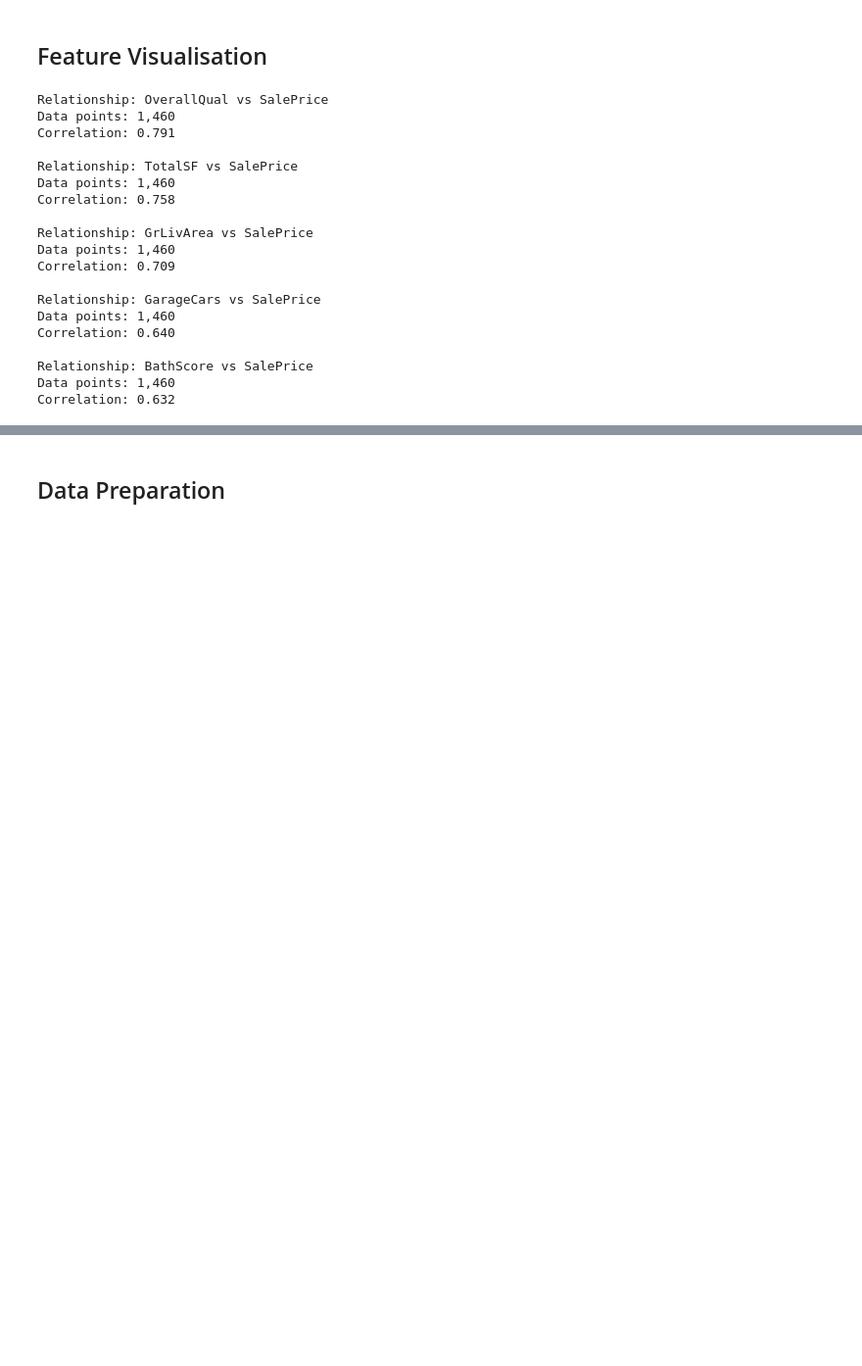
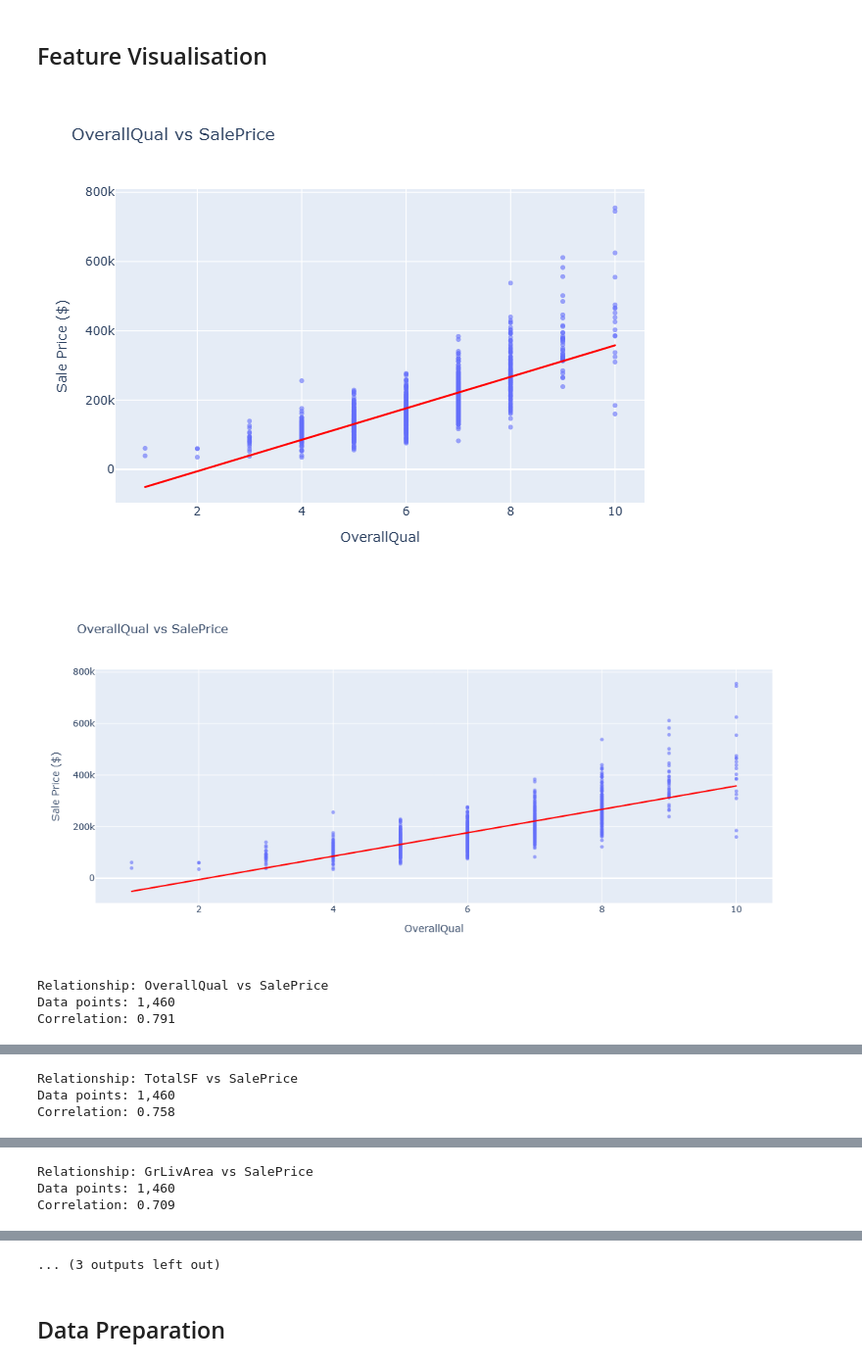
Before and after one commit to jola-ds/eda_and_ml_notebooks, a Jupyter notebook: housing_market_analysis/housing_market_analysis.ipynb, the cells around one changed output, grey strips where cells are left out. Shown at 98% size. Drawn from its saved outputs; the diff is of its cells as text; code cells hidden in the pictures; blank space fills up the shorter version.

```diff
--- a/housing_market_analysis/housing_market_analysis.ipynb
+++ b/housing_market_analysis/housing_market_analysis.ipynb
@@ -369,42 +384,34 @@ TOP 5 FEATURES MOST CORRELATED WITH SalePrice:
 # %%
 # Visualise selected features
 for feature in selected_features:
     clean_data = data.dropna(subset=['SalePrice', feature])
 
     fig = px.scatter(
         clean_data,
         x=feature,
         y='SalePrice',
         title=f'{feature} vs SalePrice',
         labels={feature: feature, 'SalePrice': 'Sale Price ($)'},
         trendline="ols",
         trendline_color_override="red"
     )
 
     fig.update_traces(marker=dict(size=5, opacity=0.6))
     fig.update_layout(height=500, width=800)
+
+    # Save as PNG
+    filename = f"{feature}_vs_SalePrice.png"
+    fig.write_image(filename)
+    display(Image(filename=filename))
+
     fig.show()
 
     print(f"\nRelationship: {feature} vs SalePrice")
     print(f"Data points: {len(clean_data):,}")
     print(f"Correlation: {price_corr[feature]:.3f}")
 # %% [output]
+[figure, added]
+[figure, added]
 Relationship: OverallQual vs SalePrice
 Data points: 1,460
 Correlation: 0.791
-
-Relationship: TotalSF vs SalePrice
-Data points: 1,460
-Correlation: 0.758
-
-Relationship: GrLivArea vs SalePrice
-Data points: 1,460
-Correlation: 0.709
-
-Relationship: GarageCars vs SalePrice
-Data points: 1,460
-Correlation: 0.640
-
-Relationship: BathScore vs SalePrice
-Data points: 1,460
-Correlation: 0.632
@@ -410,0 +420,3 @@ Correlation: 0.632
+Relationship: TotalSF vs SalePrice
+Data points: 1,460
+Correlation: 0.758
@@ -410,0 +425,3 @@ Correlation: 0.632
+Relationship: GrLivArea vs SalePrice
+Data points: 1,460
+Correlation: 0.709
@@ -411,3 +433,4 @@ Correlation: 0.632
+... (3 outputs left out)
 # %% [markdown]
 ## Data Preparation
 # %%
```
Also changed, not shown: parts of 13 cells of this notebook.
